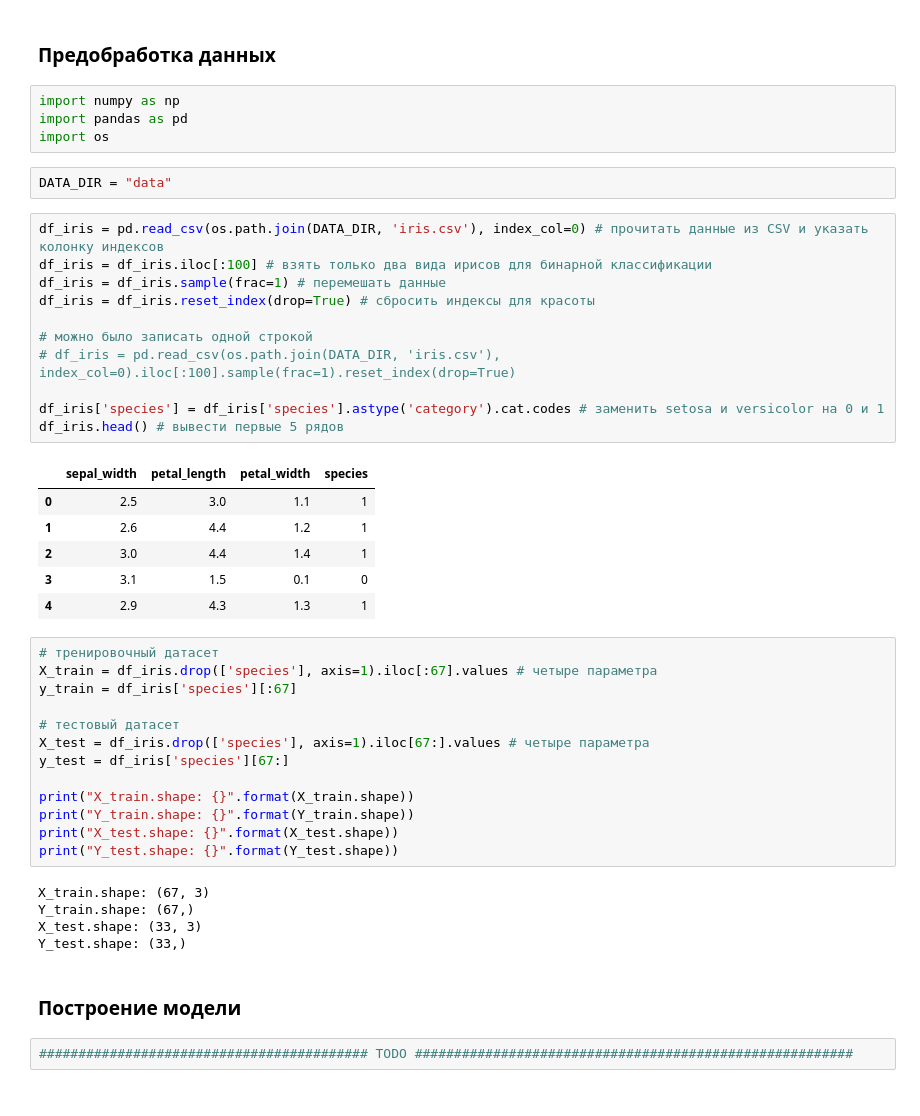
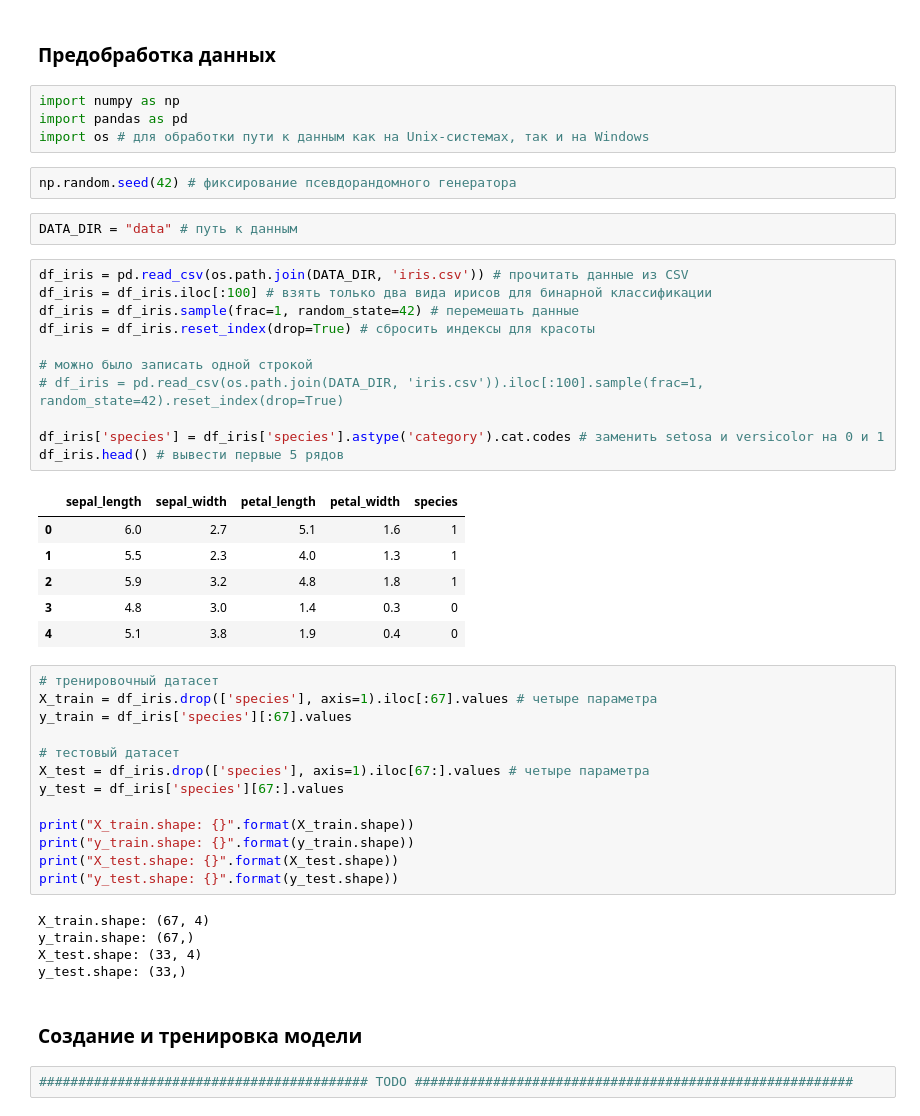
Before and after one commit to bogdansalyp/ml_course, a Jupyter notebook: logistic_regression_from_scratch.ipynb, the cells around one changed output. Drawn from its saved outputs; the diff is of its cells as text.

```diff
--- a/logistic_regression_from_scratch.ipynb
+++ b/logistic_regression_from_scratch.ipynb
@@ -99,47 +105,49 @@ plt.contourf(xx, yy, Z, cmap=plt.cm.Pastel1, alpha=0.8)
 # %%
 import numpy as np
 import pandas as pd
-import os
+import os # для обработки пути к данным как на Unix-системах, так и на Windows
+# %%
+np.random.seed(42) # фиксирование псевдорандомного генератора
 # %%
-DATA_DIR = "data"
+DATA_DIR = "data" # путь к данным
 # %%
-df_iris = pd.read_csv(os.path.join(DATA_DIR, 'iris.csv'), index_col=0) # прочитать данные из CSV и указать колонку индексов
+df_iris = pd.read_csv(os.path.join(DATA_DIR, 'iris.csv')) # прочитать данные из CSV
 df_iris = df_iris.iloc[:100] # взять только два вида ирисов для бинарной классификации
-df_iris = df_iris.sample(frac=1) # перемешать данные
+df_iris = df_iris.sample(frac=1, random_state=42) # перемешать данные
 df_iris = df_iris.reset_index(drop=True) # сбросить индексы для красоты
 
 # можно было записать одной строкой
-# df_iris = pd.read_csv(os.path.join(DATA_DIR, 'iris.csv'), index_col=0).iloc[:100].sample(frac=1).reset_index(drop=True)
+# df_iris = pd.read_csv(os.path.join(DATA_DIR, 'iris.csv')).iloc[:100].sample(frac=1, random_state=42).reset_index(drop=True)
 
 df_iris['species'] = df_iris['species'].astype('category').cat.codes # заменить setosa и versicolor на 0 и 1
 df_iris.head() # вывести первые 5 рядов
 # %% [output]
-|  | sepal_width | petal_length | petal_width | species |
-| 0 | 2.5 | 3.0 | 1.1 | 1 |
-| 1 | 2.6 | 4.4 | 1.2 | 1 |
-| 2 | 3.0 | 4.4 | 1.4 | 1 |
-| 3 | 3.1 | 1.5 | 0.1 | 0 |
-| 4 | 2.9 | 4.3 | 1.3 | 1 |
+|  | sepal_length | sepal_width | petal_length | petal_width | species |
+| 0 | 6.0 | 2.7 | 5.1 | 1.6 | 1 |
+| 1 | 5.5 | 2.3 | 4.0 | 1.3 | 1 |
+| 2 | 5.9 | 3.2 | 4.8 | 1.8 | 1 |
+| 3 | 4.8 | 3.0 | 1.4 | 0.3 | 0 |
+| 4 | 5.1 | 3.8 | 1.9 | 0.4 | 0 |
 # %%
 # тренировочный датасет
 X_train = df_iris.drop(['species'], axis=1).iloc[:67].values # четыре параметра
-y_train = df_iris['species'][:67]
+y_train = df_iris['species'][:67].values
 
 # тестовый датасет
 X_test = df_iris.drop(['species'], axis=1).iloc[67:].values # четыре параметра
-y_test = df_iris['species'][67:]
+y_test = df_iris['species'][67:].values
 
 print("X_train.shape: {}".format(X_train.shape))
-print("Y_train.shape: {}".format(Y_train.shape))
+print("y_train.shape: {}".format(y_train.shape))
 print("X_test.shape: {}".format(X_test.shape))
-print("Y_test.shape: {}".format(Y_test.shape))
+print("y_test.shape: {}".format(y_test.shape))
 # %% [output]
-X_train.shape: (67, 3)
-Y_train.shape: (67,)
-X_test.shape: (33, 3)
-Y_test.shape: (33,)
+X_train.shape: (67, 4)
+y_train.shape: (67,)
+X_test.shape: (33, 4)
+y_test.shape: (33,)
 # %% [markdown]
-### Построение модели
+### Создание и тренировка модели
 # %%
 ########################################## TODO ########################################################
 # %% [markdown]
```
Also changed, not shown: parts of 11 cells of this notebook, 4 other files.
